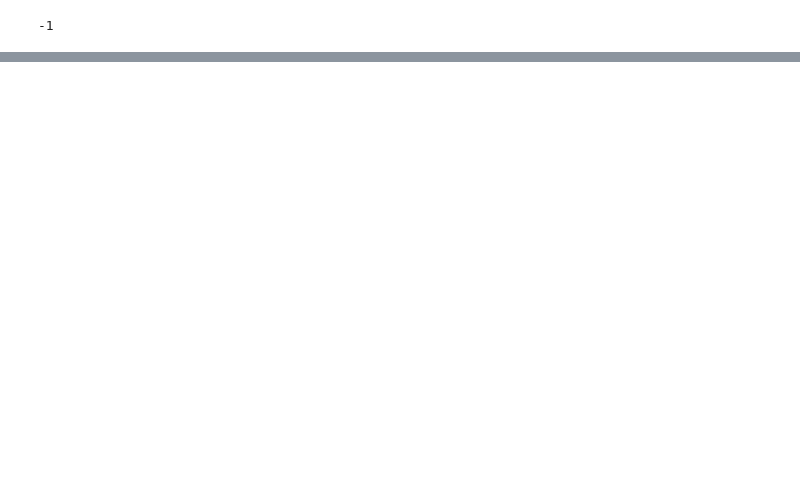
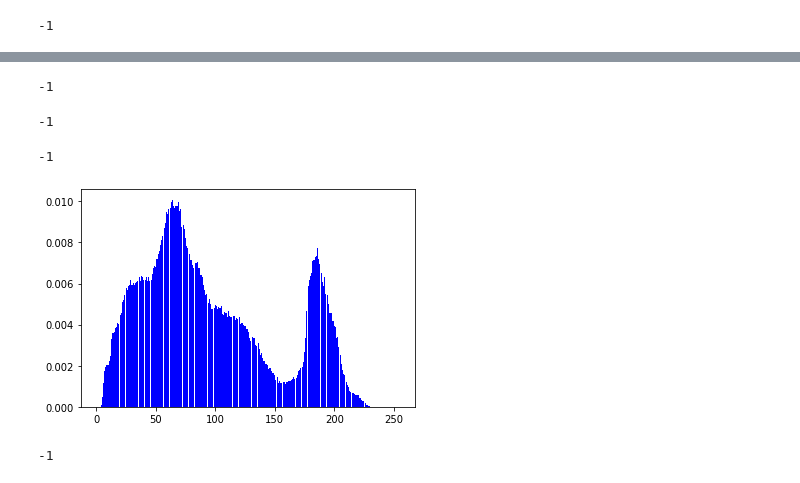
Before and after one commit to LinZikai1996/Tensorflow, a Jupyter notebook: MuKe/openCV的高级操作.ipynb, the cells around one changed output, grey strips where cells are left out. Cells and saved outputs as stored; diff of their text form; code cells hidden in the pictures; blank space fills up the shorter version.

```diff
--- a/MuKe/openCV的高级操作.ipynb
+++ b/MuKe/openCV的高级操作.ipynb
@@ -39,0 +68,75 @@ cv2.waitKey(0)
+# %%
+# YUV 直方图均衡化
+img_YUV = cv2.cvtColor(img, cv2.COLOR_BGR2YCrCb)
+channel_YUV = cv2.split(img_YUV)
+channel_YUV[0] = cv2.equalizeHist(channel_YUV[0])
+channels = cv2.merge(channel_YUV)
+dst = cv2.cvtColor(channels, cv2.COLOR_YCrCb2BGR)
+
+cv2.imshow("dst",dst)
+cv2.waitKey(0)
+# %% [output]
+-1
+# %%
+# 坏图产生
+damaged = cv2.imread("E:\\project\\python\\Tensorflow\\MuKe\\pic\\image0.jpg", 1)
+
+for i in range(200, 300):
+    damaged[i, 200] = (255, 255, 255)
+    damaged[i, 200 + 1] = (255, 255, 255)
+    damaged[i, 200 - 1] = (255, 255, 255)
+
+for i in range(150, 250):
+    damaged[250, i] = (255, 255, 255)
+    damaged[250 + 1, i] = (255, 255, 255)
+    damaged[250 - 1, i] = (255, 255, 255)
+
+cv2.imwrite("E:\\project\\python\\Tensorflow\\MuKe\\tmp\\damaged.jpg",damaged)
+cv2.imshow("damaged",damaged)
+cv2.waitKey(0)
+# %% [output]
+-1
+# %%
+# 图片修补
+imgInfo = img.shape
+height = imgInfo[0]
+width = imgInfo[1]
+paint = np.zeros((height,width,1),np.uint8)
+
+for i in range(200,300):
+    paint[i,200] = 255
+    paint[i,200+1] = 255
+    paint[i,200-1] = 255
+for i in range(150,250):
+    paint[250,i] = 255
+    paint[250+1,i] = 255
+    paint[250-1,i] = 255
+
+cv2.imshow('paint',paint)
+#1 src 2 mask
+dst = cv2.inpaint(damaged, paint, 3, cv2.INPAINT_TELEA)
+cv2.imshow("dst",dst)
+cv2.waitKey(0)
+# %% [output]
+-1
+# %%
+# 灰度直方图的源码
+gray = cv2.cvtColor(img, cv2.COLOR_BGR2GRAY)
+count = np.zeros(256, np.float)
+
+for i in range(0, height):
+    for j in range(0, width):
+        pixel = gray[i,j]
+        index = int(pixel)
+        count[index] = count[index]+1
+
+for i in range(0,255):
+    count[i] = count[i]/( height * width)
+x = np.linspace(0,255,256)
+y = count
+plt.bar(x, y, 0.9, alpha=1, color='b')
+plt.show()
+cv2.waitKey(0)
+# %% [output]
+[figure, added]
+-1
```
Also changed, not shown: parts of 6 cells of this notebook.
